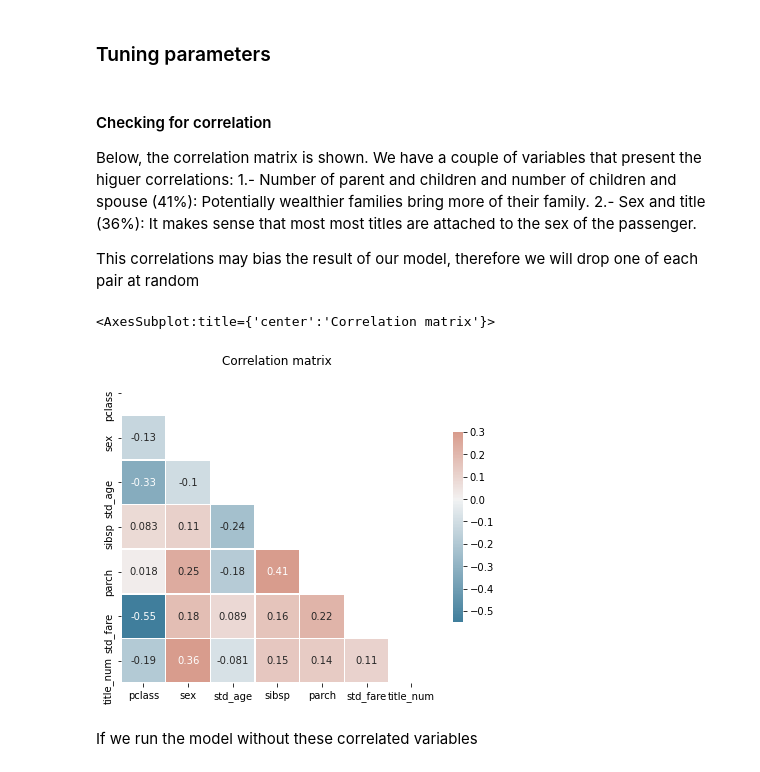
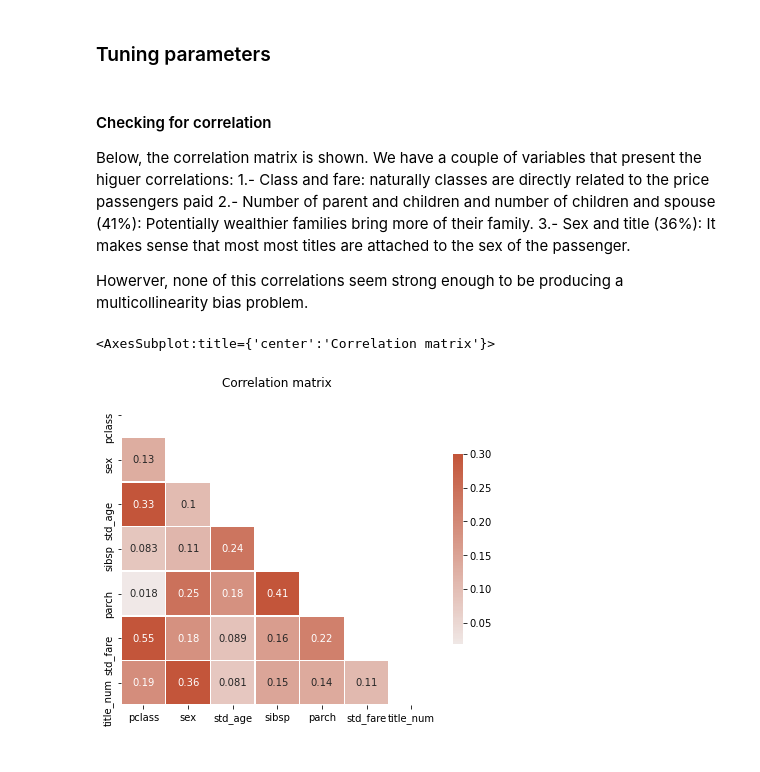
Before and after one commit to kevinmiguel97/Titanic-Model, a Jupyter notebook: titanic_analysis.ipynb, the cells around one changed output. Drawn from its saved outputs; the diff is of its cells as text; code cells hidden in the pictures.

```diff
--- a/titanic_analysis.ipynb
+++ b/titanic_analysis.ipynb
@@ -338,31 +338,30 @@ from sklearn.metrics import classification_report, confusion_matrix
 from sklearn.model_selection import cross_val_score
 from sklearn.metrics import accuracy_score
 
-attributes = ['pclass', 'sex', 'std_age', 'sibsp', 'parch', 'std_fare', 'title_num']
-def model_tree(attributes, df):
 # Defining vectors previously extracted
-    X = df[attributes]
-    y = df['survived']
+X = df[['pclass', 'sex', 'std_age', 'sibsp', 'parch', 'std_fare', 'title_num']]
+y = df['survived']
 
-    # Split training and testing sets
-    X_train, X_test, Y_train, Y_test = train_test_split(X, y, train_size=0.8, random_state=0)
+# Split training and testing sets
+X_train, X_test, Y_train, Y_test = train_test_split(X, y, train_size=0.8, random_state=0)
 
-    # Tree creation
-    tree = tree.DecisionTreeClassifier(random_state=0, max_depth=3)
+# Tree creation
+tree_model = tree.DecisionTreeClassifier(random_state=0, max_depth=3)
 
-    tree = tree.fit(X_train, Y_train)
+tree_fit = tree_model.fit(X_train, Y_train)
 
-    Y_test_predictions = tree.predict(X_test)
+Y_test_predictions = tree_model.predict(X_test)
 
-    accuracy = accuracy_score(Y_test, Y_test_predictions)*100
+accuracy = accuracy_score(Y_test, Y_test_predictions)*100
 
-    # Generate confusion matrix
-    cm = confusion_matrix(Y_test, Y_test_predictions, normalize='true')
-    #cm= np.around(cm.astype('float') / cm.sum(axis=1)[:, np.newaxis], decimals=2)
-    sns.heatmap(cm, annot=True)
-    plt.title('Confusion matrix of the classifier\nAccuracy: %f%%' %(accuracy))
-    plt.xlabel('Predicted')
-    plt.ylabel('True')
-    plt.show()
+
+# Generate confusion matrix
+cm = confusion_matrix(Y_test, Y_test_predictions, normalize='true')
+#cm= np.around(cm.astype('float') / cm.sum(axis=1)[:, np.newaxis], decimals=2)
+sns.heatmap(cm, annot=True)
+plt.title('Confusion matrix of the classifier\nAccuracy: %f%%' %(accuracy))
+plt.xlabel('Predicted')
+plt.ylabel('True')
+plt.show()
 # %% [output]
 [figure]
@@ -371,25 +408,24 @@ def model_tree(attributes, df):
 # %% [markdown]
 #### Checking for correlation
 Below, the correlation matrix is shown. We have a couple of variables that present the higuer correlations:
-1.- Number of parent and children and number of children and spouse (41%): Potentially wealthier families bring more of their family.
-2.- Sex and title (36%): It makes sense that most most titles are attached to the sex of the passenger.
+1.- Class and fare: naturally classes are directly related to the price passengers paid
+2.- Number of parent and children and number of children and spouse (41%): Potentially wealthier families bring more of their family.
+3.- Sex and title (36%): It makes sense that most most titles are attached to the sex of the passenger.
 
-This correlations may bias the result of our model, therefore we will drop one of each pair at random
+Howerver, none of this correlations seem strong enough to be producing a multicollinearity bias problem.
 # %%
 # Generate a mask for the upper triangle
 mask = np.triu(np.ones_like(X.corr(), dtype=bool))
 # Set up the matplotlib figure
 f, ax = plt.subplots(figsize=(7, 7))
 plt.title('Correlation matrix')
 
 # Generate a custom diverging colormap
 cmap = sns.diverging_palette(230, 20, as_cmap=True)
 
 # Draw the heatmap with the mask and correct aspect ratio
-sns.heatmap(X.corr(), mask=mask, annot=True, cmap=cmap, vmax=.3, center=0,
+sns.heatmap(X.corr().abs(), mask=mask, annot=True, cmap=cmap, vmax=.3, center=0,
             square=True, linewidths=.5, cbar_kws={"shrink": .5})
 # %% [output]
 <AxesSubplot:title={'center':'Correlation matrix'}>
-[figure, old version]
+[figure, new version]
-# %% [markdown]
-If we run the model without these correlated variables
```
Also changed, not shown: parts of 2 cells of this notebook.
